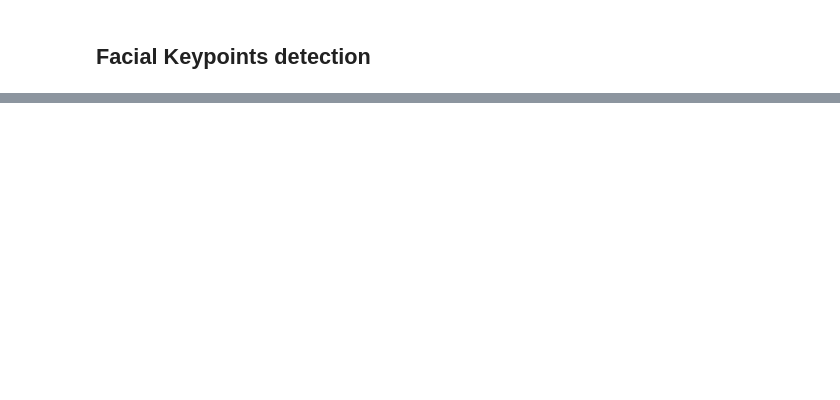
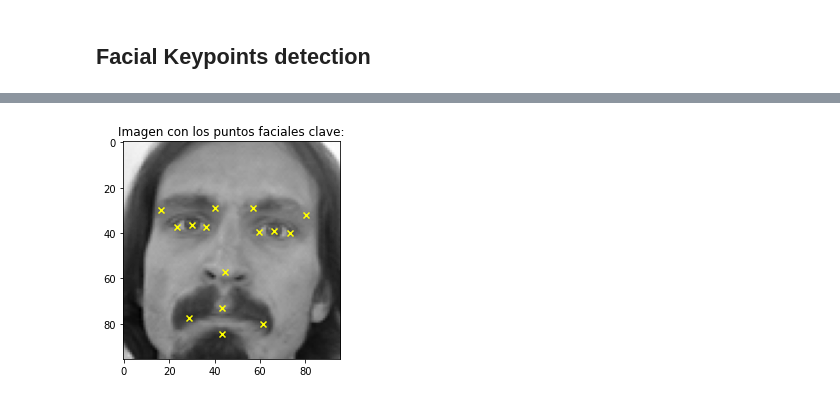
Before and after one commit to aenoboa1/Draft_ML_EmotionAPP, a Jupyter notebook: Main_Notebook.ipynb, the cells around one changed output, grey strips where cells are left out. Cells and saved outputs as stored; diff of their text form; code cells hidden in the pictures; blank space fills up the shorter version.

```diff
--- a/Main_Notebook.ipynb
+++ b/Main_Notebook.ipynb
@@ -126,0 +261,16 @@ files.upload()
+# %%
+facial_pts_data = train_data.drop(['Image'], axis=1)
+facial_pts = []
+
+for i in range(len(facial_pts_data)):
+  facial_pts.append(facial_pts_data.iloc[i])
+
+y = np.array(facial_pts, dtype='float')
+t = facial_pts_data.iloc[0].values
+# %%
+plt.imshow(X_train1[0].reshape(96,96), cmap='gray')
+plt.scatter(t[0::2], t[1::2], c='yellow', marker='x')
+plt.title("Imagen con los puntos faciales clave:")
+plt.show()
+# %% [output]
+[figure, added]
```
Also changed, not shown: parts of 26 cells of this notebook.
